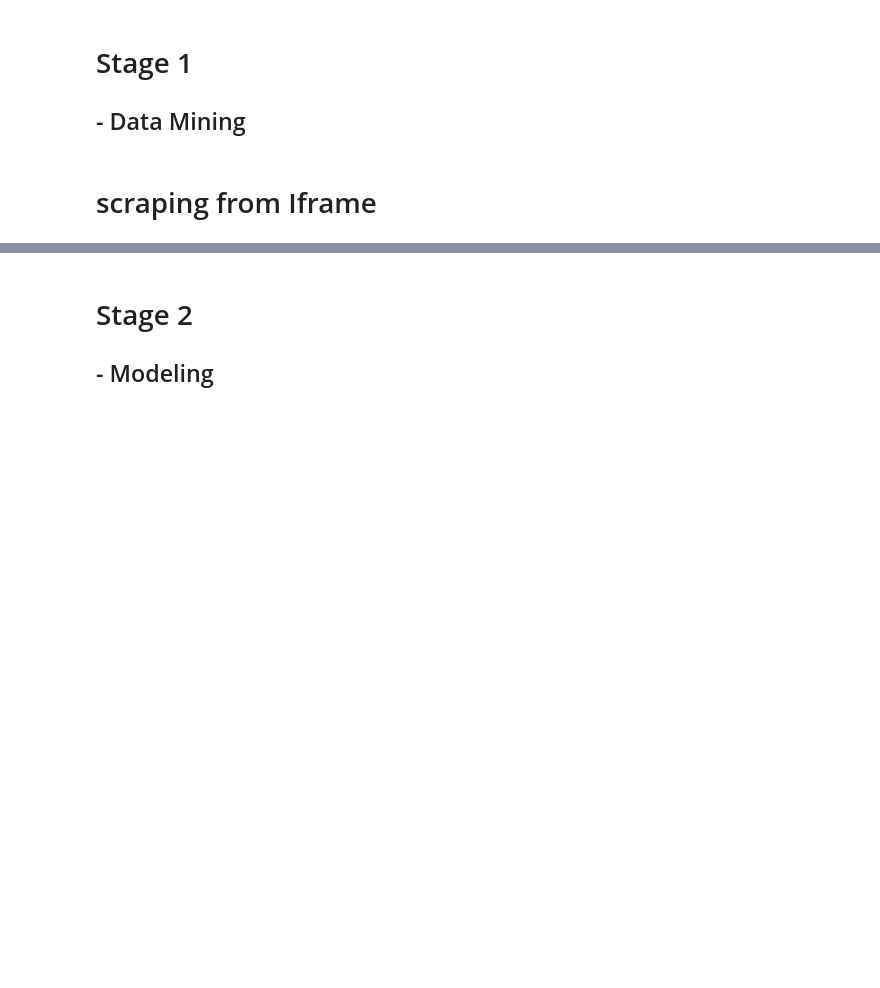
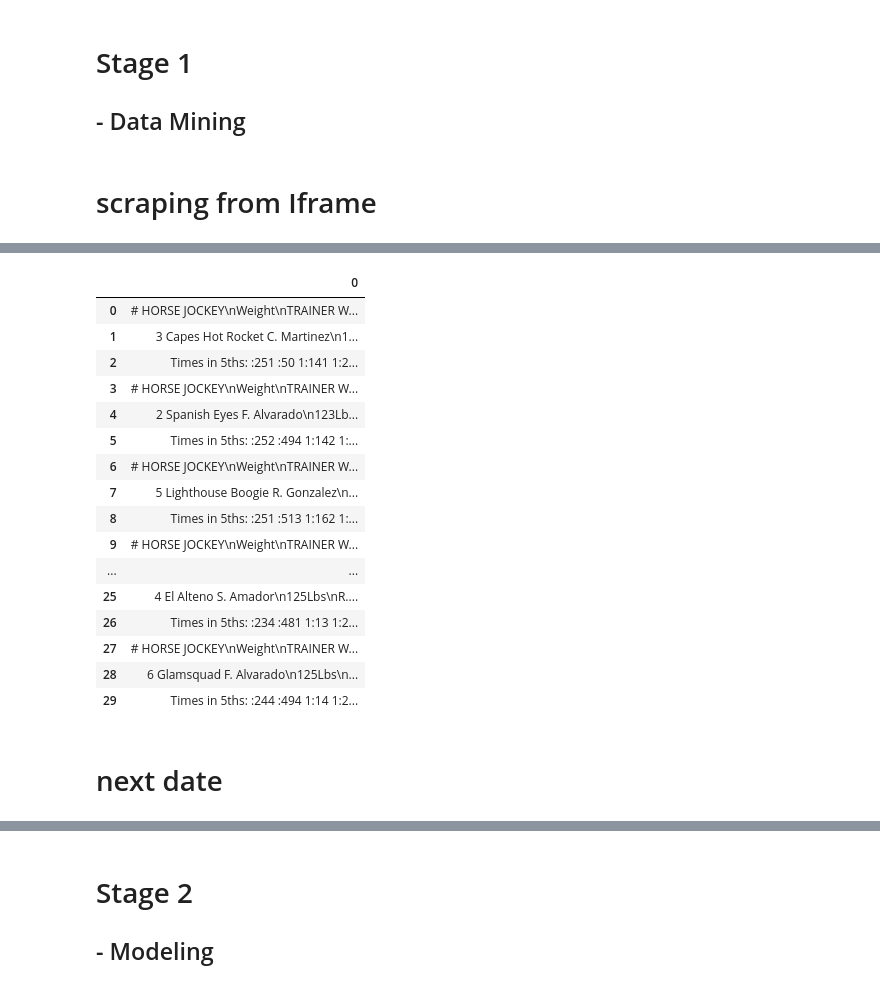
Before and after one commit to jungi21cc/golden_gate_field, a Jupyter notebook: golden_gate.ipynb, the cells around one changed output, grey strips where cells are left out. Drawn from its saved outputs; the diff is of its cells as text; code cells hidden in the pictures; blank space fills up the shorter version.

```diff
--- a/golden_gate.ipynb
+++ b/golden_gate.ipynb
@@ -137,0 +161,38 @@ driver.close()
+# %%
+driver =  webdriver.PhantomJS()
+driver.get("http://www.drf.com/race-results/tracks/GG/country/USA/date/04-15-2018?header=N")
+# %%
+result = driver.find_elements_by_css_selector('.dataTable')
+# %%
+info_li5 = []
+count5 = 0
+rows5 = []
+
+for i in range(len(result)):
+    info_li5.append(result[i].text)
+#     info_li2[count2] = info_li2[count2].split(" ")
+
+    rows5.append(info_li5[count5])
+
+    count5 += 1
+
+info_5 = pd.DataFrame(rows5)
+info_5
+# %% [output]
+|  | 0 |
+| 0 | # HORSE JOCKEY\nWeight\nTRAINER W... |
+| 1 | 3 Capes Hot Rocket C. Martinez\n1... |
+| 2 | Times in 5ths: :251 :50 1:141 1:2... |
+| 3 | # HORSE JOCKEY\nWeight\nTRAINER W... |
+| 4 | 2 Spanish Eyes F. Alvarado\n123Lb... |
+| 5 | Times in 5ths: :252 :494 1:142 1:... |
+| 6 | # HORSE JOCKEY\nWeight\nTRAINER W... |
+| 7 | 5 Lighthouse Boogie R. Gonzalez\n... |
+| 8 | Times in 5ths: :251 :513 1:162 1:... |
+| 9 | # HORSE JOCKEY\nWeight\nTRAINER W... |
+| ... | ... |
+| 25 | 4 El Alteno S. Amador\n125Lbs\nR.... |
+| 26 | Times in 5ths: :234 :481 1:13 1:2... |
+| 27 | # HORSE JOCKEY\nWeight\nTRAINER W... |
+| 28 | 6 Glamsquad F. Alvarado\n125Lbs\n... |
+| 29 | Times in 5ths: :244 :494 1:14 1:2... |
@@ -137,0 +208,2 @@ driver.close()
+# %% [markdown]
+# next date
```
Also changed, not shown: parts of 26 cells of this notebook.
